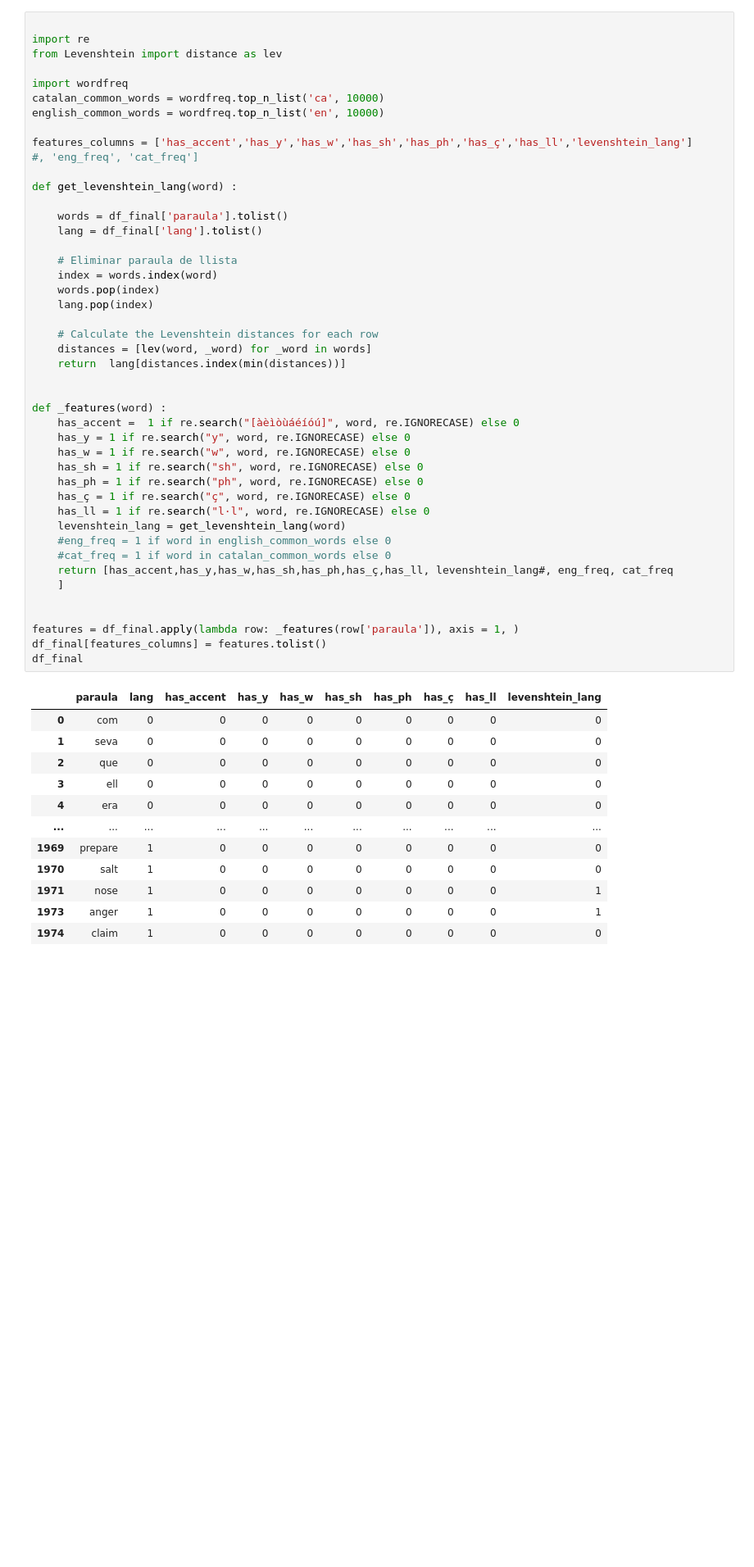
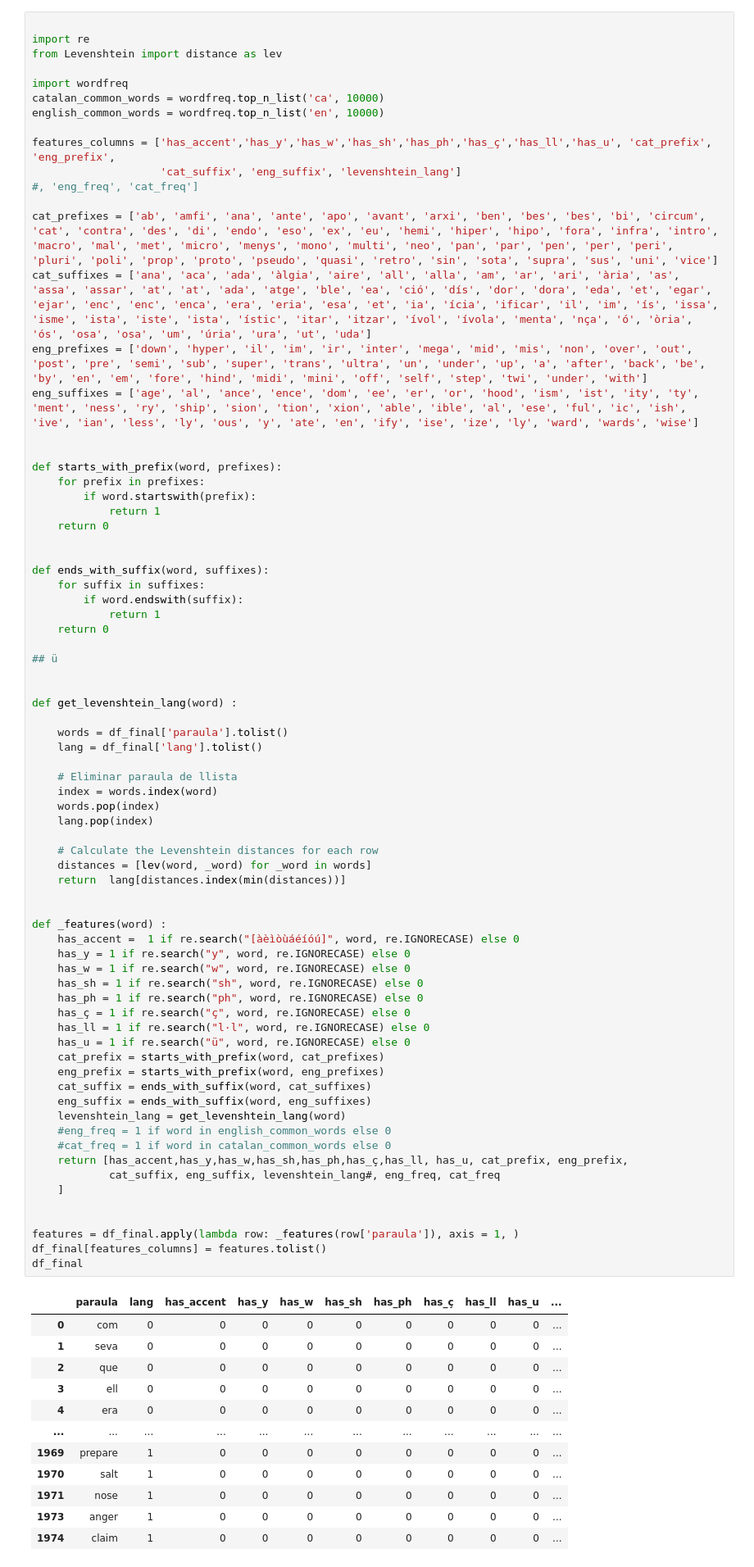
Before and after one commit to apayeras/classification, a Jupyter notebook: Payeras_Sureda.ipynb, the cells around one changed output. Shown: that part at 82% size. Drawn from its saved outputs; the diff is of its cells as text; blank space fills up the shorter version.

```diff
--- a/Payeras_Sureda.ipynb
+++ b/Payeras_Sureda.ipynb
@@ -79,8 +79,31 @@ import wordfreq
 catalan_common_words = wordfreq.top_n_list('ca', 10000)
 english_common_words = wordfreq.top_n_list('en', 10000)
 
-features_columns = ['has_accent','has_y','has_w','has_sh','has_ph','has_ç','has_ll','levenshtein_lang']
+features_columns = ['has_accent','has_y','has_w','has_sh','has_ph','has_ç','has_ll','has_u', 'cat_prefix', 'eng_prefix',
+                    'cat_suffix', 'eng_suffix', 'levenshtein_lang']
 #, 'eng_freq', 'cat_freq']
+
+cat_prefixes = ['ab', 'amfi', 'ana', 'ante', 'apo', 'avant', 'arxi', 'ben', 'bes', 'bes', 'bi', 'circum', 'cat', 'contra', 'des', 'di', 'endo', 'eso', 'ex', 'eu', 'hemi', 'hiper', 'hipo', 'fora', 'infra', 'intro', 'macro', 'mal', 'met', 'micro', 'menys', 'mono', 'multi', 'neo', 'pan', 'par', 'pen', 'per', 'peri', 'pluri', 'poli', 'prop', 'proto', 'pseudo', 'quasi', 'retro', 'sin', 'sota', 'supra', 'sus', 'uni', 'vice']
+cat_suffixes = ['ana', 'aca', 'ada', 'àlgia', 'aire', 'all', 'alla', 'am', 'ar', 'ari', 'ària', 'as', 'assa', 'assar', 'at', 'at', 'ada', 'atge', 'ble', 'ea', 'ció', 'dís', 'dor', 'dora', 'eda', 'et', 'egar', 'ejar', 'enc', 'enc', 'enca', 'era', 'eria', 'esa', 'et', 'ia', 'ícia', 'ificar', 'il', 'im', 'ís', 'issa', 'isme', 'ista', 'iste', 'ista', 'ístic', 'itar', 'itzar', 'ívol', 'ívola', 'menta', 'nça', 'ó', 'òria', 'ós', 'osa', 'osa', 'um', 'úria', 'ura', 'ut', 'uda']
+eng_prefixes = ['down', 'hyper', 'il', 'im', 'ir', 'inter', 'mega', 'mid', 'mis', 'non', 'over', 'out', 'post', 'pre', 'semi', 'sub', 'super', 'trans', 'ultra', 'un', 'under', 'up', 'a', 'after', 'back', 'be', 'by', 'en', 'em', 'fore', 'hind', 'midi', 'mini', 'off', 'self', 'step', 'twi', 'under', 'with']
+eng_suffixes = ['age', 'al', 'ance', 'ence', 'dom', 'ee', 'er', 'or', 'hood', 'ism', 'ist', 'ity', 'ty', 'ment', 'ness', 'ry', 'ship', 'sion', 'tion', 'xion', 'able', 'ible', 'al', 'ese', 'ful', 'ic', 'ish', 'ive', 'ian', 'less', 'ly', 'ous', 'y', 'ate', 'en', 'ify', 'ise', 'ize', 'ly', 'ward', 'wards', 'wise']
+
+
+def starts_with_prefix(word, prefixes):
+    for prefix in prefixes:
+        if word.startswith(prefix):
+            return 1
+    return 0
+
+
+def ends_with_suffix(word, suffixes):
+    for suffix in suffixes:
+        if word.endswith(suffix):
+            return 1
+    return 0
+
+## ü
+
 
 def get_levenshtein_lang(word) :
 
@@ -88,43 +111,49 @@ def get_levenshtein_lang(word) :
     lang = df_final['lang'].tolist()
 
     # Eliminar paraula de llista
     index = words.index(word)
     words.pop(index)
     lang.pop(index)
 
     # Calculate the Levenshtein distances for each row
     distances = [lev(word, _word) for _word in words]
     return  lang[distances.index(min(distances))]
 
 
 def _features(word) :
     has_accent =  1 if re.search("[àèìòùáéíóú]", word, re.IGNORECASE) else 0
     has_y = 1 if re.search("y", word, re.IGNORECASE) else 0
     has_w = 1 if re.search("w", word, re.IGNORECASE) else 0
     has_sh = 1 if re.search("sh", word, re.IGNORECASE) else 0
     has_ph = 1 if re.search("ph", word, re.IGNORECASE) else 0
     has_ç = 1 if re.search("ç", word, re.IGNORECASE) else 0
     has_ll = 1 if re.search("l·l", word, re.IGNORECASE) else 0
+    has_u = 1 if re.search("ü", word, re.IGNORECASE) else 0
+    cat_prefix = starts_with_prefix(word, cat_prefixes)
+    eng_prefix = starts_with_prefix(word, eng_prefixes)
+    cat_suffix = ends_with_suffix(word, cat_suffixes)
+    eng_suffix = ends_with_suffix(word, eng_suffixes)
     levenshtein_lang = get_levenshtein_lang(word)
     #eng_freq = 1 if word in english_common_words else 0
     #cat_freq = 1 if word in catalan_common_words else 0
-    return [has_accent,has_y,has_w,has_sh,has_ph,has_ç,has_ll, levenshtein_lang#, eng_freq, cat_freq
+    return [has_accent,has_y,has_w,has_sh,has_ph,has_ç,has_ll, has_u, cat_prefix, eng_prefix,
+            cat_suffix, eng_suffix, levenshtein_lang#, eng_freq, cat_freq
     ]
 
 
 features = df_final.apply(lambda row: _features(row['paraula']), axis = 1, )
 df_final[features_columns] = features.tolist()
 df_final
 # %% [output]
-|  | paraula | lang | has_accent | has_y | has_w | has_sh | has_ph | has_ç | has_ll | levenshtein_lang |
-| 0 | com | 0 | 0 | 0 | 0 | 0 | 0 | 0 | 0 | 0 |
-| 1 | seva | 0 | 0 | 0 | 0 | 0 | 0 | 0 | 0 | 0 |
-| 2 | que | 0 | 0 | 0 | 0 | 0 | 0 | 0 | 0 | 0 |
-| 3 | ell | 0 | 0 | 0 | 0 | 0 | 0 | 0 | 0 | 0 |
-| 4 | era | 0 | 0 | 0 | 0 | 0 | 0 | 0 | 0 | 0 |
-| ... | ... | ... | ... | ... | ... | ... | ... | ... | ... | ... |
-| 1969 | prepare | 1 | 0 | 0 | 0 | 0 | 0 | 0 | 0 | 0 |
-| 1970 | salt | 1 | 0 | 0 | 0 | 0 | 0 | 0 | 0 | 0 |
-| 1971 | nose | 1 | 0 | 0 | 0 | 0 | 0 | 0 | 0 | 1 |
-| 1973 | anger | 1 | 0 | 0 | 0 | 0 | 0 | 0 | 0 | 1 |
-| 1974 | claim | 1 | 0 | 0 | 0 | 0 | 0 | 0 | 0 | 0 |
+|  | paraula | lang | has_accent | has_y | has_w | has_sh | has_ph | has_ç | has_ll | has_u | ... |
+| 0 | com | 0 | 0 | 0 | 0 | 0 | 0 | 0 | 0 | 0 | ... |
+| 1 | seva | 0 | 0 | 0 | 0 | 0 | 0 | 0 | 0 | 0 | ... |
+| 2 | que | 0 | 0 | 0 | 0 | 0 | 0 | 0 | 0 | 0 | ... |
+| 3 | ell | 0 | 0 | 0 | 0 | 0 | 0 | 0 | 0 | 0 | ... |
+| 4 | era | 0 | 0 | 0 | 0 | 0 | 0 | 0 | 0 | 0 | ... |
+| ... | ... | ... | ... | ... | ... | ... | ... | ... | ... | ... | ... |
+| 1969 | prepare | 1 | 0 | 0 | 0 | 0 | 0 | 0 | 0 | 0 | ... |
+| 1970 | salt | 1 | 0 | 0 | 0 | 0 | 0 | 0 | 0 | 0 | ... |
+| 1971 | nose | 1 | 0 | 0 | 0 | 0 | 0 | 0 | 0 | 0 | ... |
+| 1973 | anger | 1 | 0 | 0 | 0 | 0 | 0 | 0 | 0 | 0 | ... |
+| 1974 | claim | 1 | 0 | 0 | 0 | 0 | 0 | 0 | 0 | 0 | ... |
```
Also changed, not shown: parts of 4 cells of this notebook.
